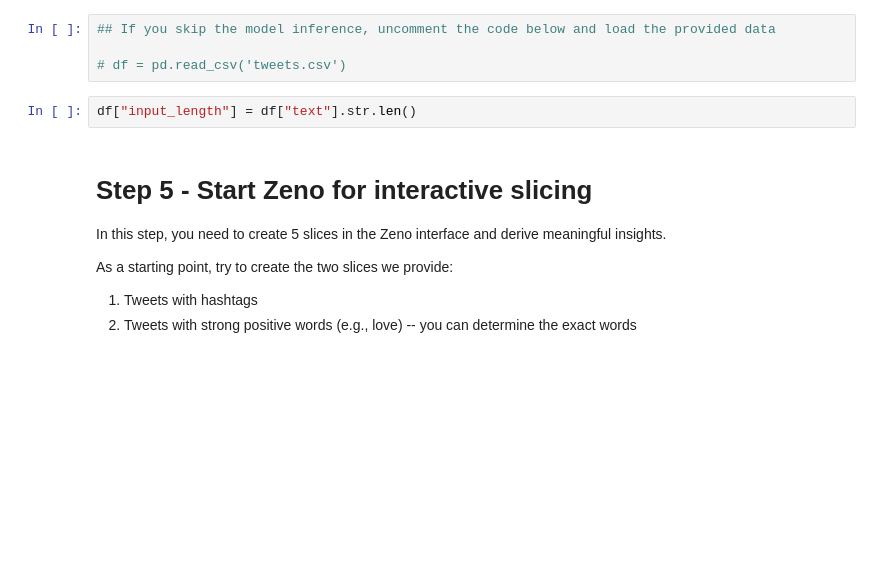
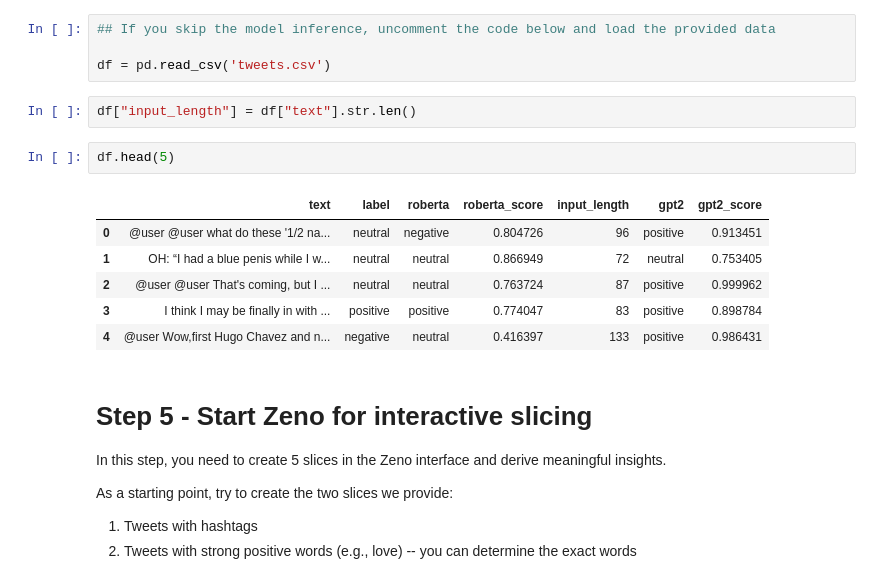
Before and after one commit to xiangww0108/cmu-mlip-model-testing-lab, a Jupyter notebook: lab4.ipynb, the cells around one changed output. Cells and saved outputs as stored; diff of their text form; blank space fills up the shorter version.

```diff
--- a/lab4.ipynb
+++ b/lab4.ipynb
@@ -87,9 +146,18 @@ df['gpt2'] = df['gpt2'].map(label_map)
 # %%
 ## If you skip the model inference, uncomment the code below and load the provided data
 
-# df = pd.read_csv('tweets.csv')
+df = pd.read_csv('tweets.csv')
 # %%
 df["input_length"] = df["text"].str.len()
+# %%
+df.head(5)
+# %% [output]
+|  | text | label | roberta | roberta_score | input_length | gpt2 | gpt2_score |
+| 0 | @user @user what do these '1/2 na... | neutral | negative | 0.804726 | 96 | positive | 0.913451 |
+| 1 | OH: “I had a blue penis while I w... | neutral | neutral | 0.866949 | 72 | neutral | 0.753405 |
+| 2 | @user @user That's coming, but I ... | neutral | neutral | 0.763724 | 87 | positive | 0.999962 |
+| 3 | I think I may be finally in with ... | positive | positive | 0.774047 | 83 | positive | 0.898784 |
+| 4 | @user Wow,first Hugo Chavez and n... | negative | neutral | 0.416397 | 133 | positive | 0.986431 |
 # %% [markdown]
 # Step 5 - Start Zeno for interactive slicing
 
```
Also changed, not shown: parts of 13 cells of this notebook, 8 other files.
